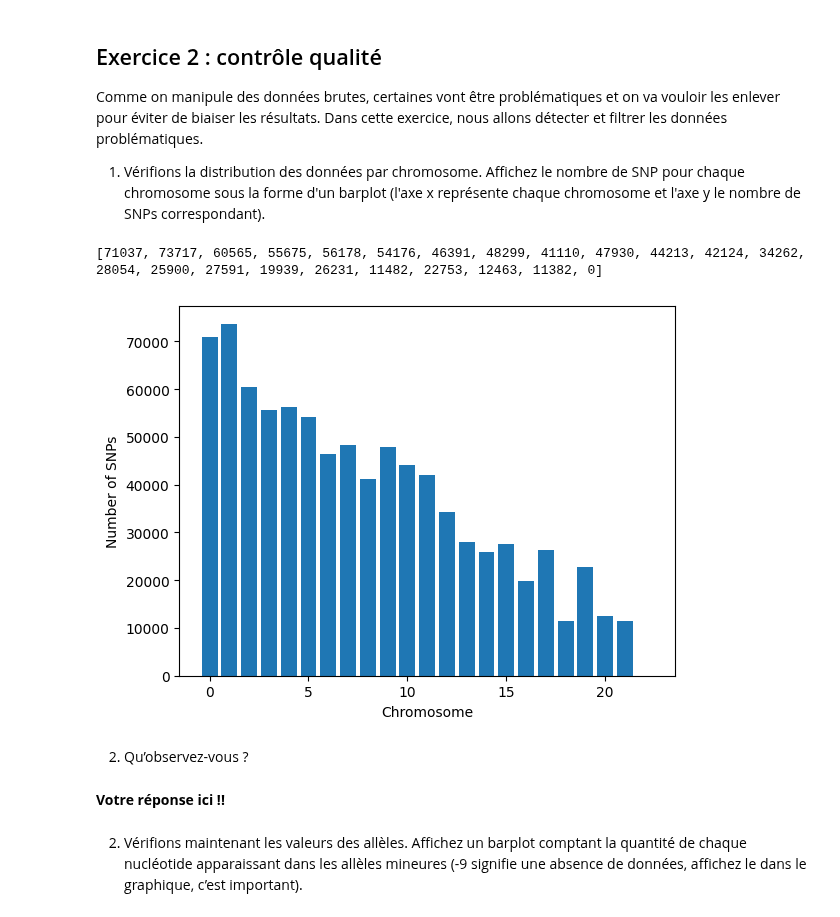
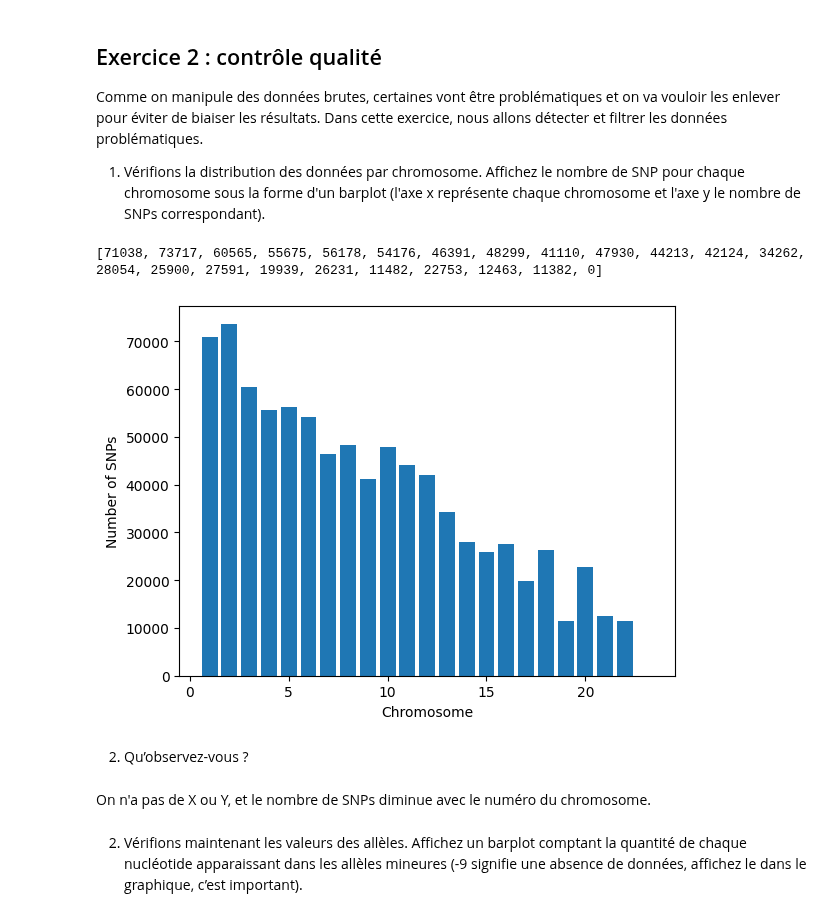
Before and after one commit to Laurane67/BINF2025_TP8, a Jupyter notebook: BINF2025_TP8.ipynb, the cells around one changed output. Drawn from its saved outputs; the diff is of its cells as text; code cells hidden in the pictures.

```diff
--- a/BINF2025_TP8.ipynb
+++ b/BINF2025_TP8.ipynb
@@ -69,27 +69,28 @@ Comme on manipule des données brutes, certaines vont être problématiques et o
 # %%
 import matplotlib.pyplot as plt
 
 histo = [0 for i in range(23)]
-x = [i for i in range(23)]
+x = [i+1 for i in range(23)]
 
 with open('/content/penncath.bim', 'r') as file:
-  l = [line for line in file]
-  for line in l[1:]:
-    line = line.strip().split(' ')
-    histo[int(line[0])-1] += 1
+  line_chr = [line for line in file]
+
+for line in line_chr:
+  line = line.strip().split(' ')
+  histo[int(line[0])-1] += 1
 
 print(histo)
 
 plt.bar(x, histo)
 plt.xlabel('Chromosome')
 plt.ylabel('Number of SNPs')
 plt.show()
 # %% [output]
-[71037, 73717, 60565, 55675, 56178, 54176, 46391, 48299, 41110, 47930, 44213, 42124, 34262, 28054, 25900, 27591, 19939, 26231, 11482, 22753, 12463, 11382, 0]
+[71038, 73717, 60565, 55675, 56178, 54176, 46391, 48299, 41110, 47930, 44213, 42124, 34262, 28054, 25900, 27591, 19939, 26231, 11482, 22753, 12463, 11382, 0]
-[figure, old version]
+[figure, new version]
 # %% [markdown]
 2. Qu’observez-vous ?
-# %% [markdown]
-**Votre réponse ici !!**
+# %% [markdown]
+On n'a pas de X ou Y, et le nombre de SNPs diminue avec le numéro du chromosome.
 # %% [markdown]
 2. Vérifions maintenant les valeurs des allèles. Affichez un barplot comptant la quantité de chaque nucléotide apparaissant dans les allèles mineures (-9 signifie une absence de données, affichez le dans le graphique, c’est important).
```
Also changed, not shown: parts of 6 cells of this notebook.
